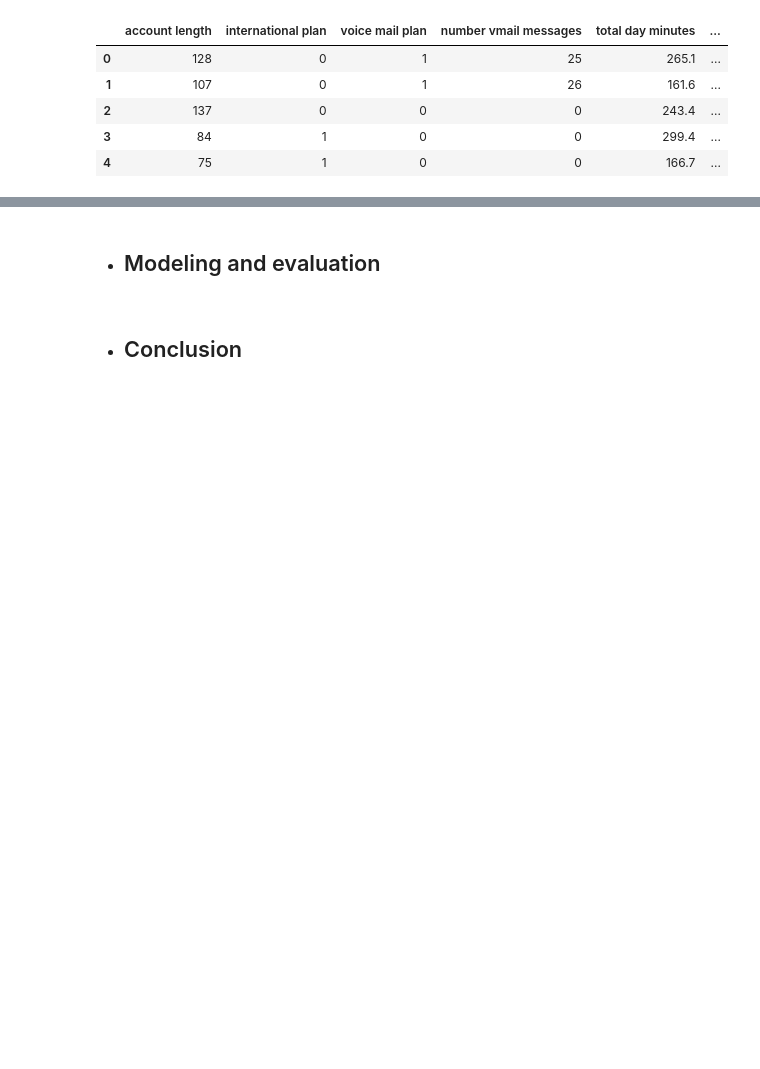
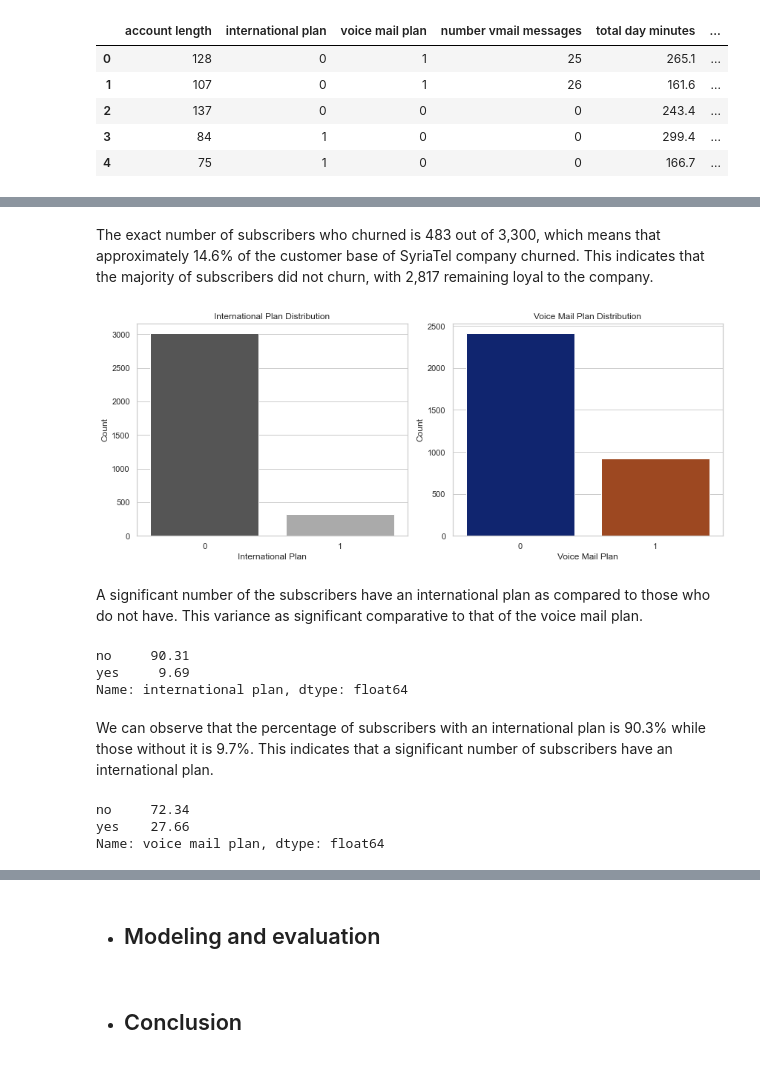
Before and after one commit to Nelaten/phase3_project, a Jupyter notebook: phase3_project.ipynb, the cells around one changed output, grey strips where cells are left out. Drawn from its saved outputs; the diff is of its cells as text; code cells hidden in the pictures; blank space fills up the shorter version.

```diff
--- a/phase3_project.ipynb
+++ b/phase3_project.ipynb
@@ -195,0 +227,47 @@ churn_data.head()
+# %% [markdown]
+The exact number of subscribers who churned is 483 out of 3,300, which means that approximately 14.6% of the customer base of SyriaTel company churned. This indicates that the majority of subscribers did not churn, with 2,817 remaining loyal to the company.
+# %%
+# Set a consistent style
+sns.set(style="whitegrid")
+
+# Create the figure and axes
+fig, axes = plt.subplots(1, 2, figsize=(12, 5))  # 1 row, 2 columns
+
+# First plot: International Plan
+sns.countplot(x='international plan', data=churn_data, ax=axes[0], palette='gray')
+axes[0].set_title('International Plan Distribution')
+axes[0].set_xlabel('International Plan')
+axes[0].set_ylabel('Count')
+
+# Second plot: Voice Mail Plan
+sns.countplot(x='voice mail plan', data=churn_data, ax=axes[1], palette='dark')
+axes[1].set_title('Voice Mail Plan Distribution')
+axes[1].set_xlabel('Voice Mail Plan')
+axes[1].set_ylabel('Count')
+
+# Adjust spacing
+plt.tight_layout()
+plt.show()
+# %% [output]
+[figure, added]
+# %% [markdown]
+A significant number of the subscribers have an international plan as compared to those who do not have.
+This variance as significant comparative to that of the voice mail plan.
+# %%
+# Percentage of subscribers with an international plan
+international_plan_percentage = (data["international plan"].value_counts(normalize=True) * 100).round(2)
+international_plan_percentage
+# %% [output]
+no     90.31
+yes     9.69
+Name: international plan, dtype: float64
+# %% [markdown]
+We can observe that the percentage of subscribers with an international plan is 90.3% while those without it is 9.7%. This indicates that a significant number of subscribers have an international plan.
+# %%
+# Percentage of subscribers with voice mail plan
+voice_mail_plan_percentage = (data["voice mail plan"].value_counts(normalize=True) * 100).round(2)
+voice_mail_plan_percentage
+# %% [output]
+no     72.34
+yes    27.66
+Name: voice mail plan, dtype: float64
```
Also changed, not shown: parts of 14 cells of this notebook.
